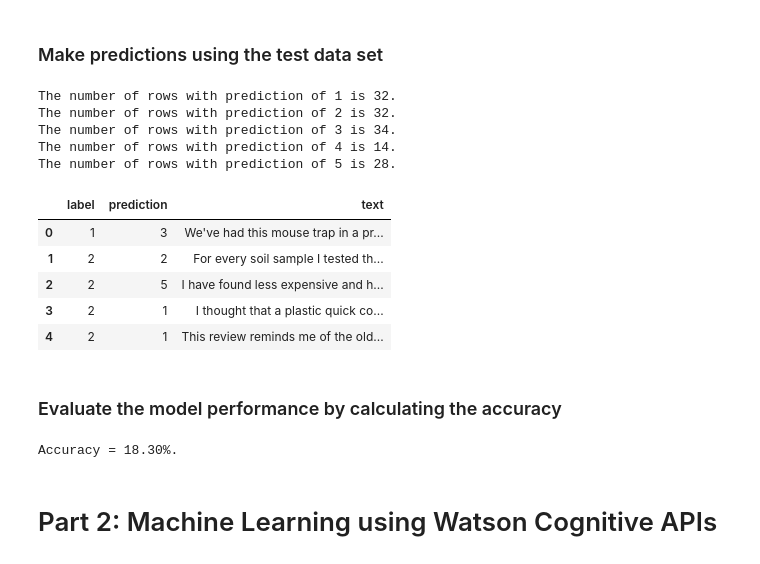
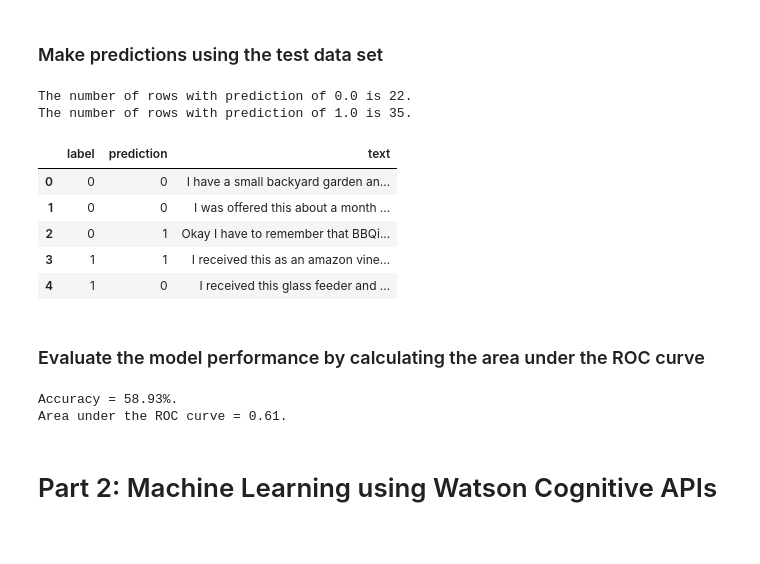
Before and after one commit to hackerguy/AmazonReviews, a Jupyter notebook: PatioLawnAndGardenReviews.ipynb, the cells around one changed output. Drawn from its saved outputs; the diff is of its cells as text; code cells hidden in the pictures.

```diff
--- a/PatioLawnAndGardenReviews.ipynb
+++ b/PatioLawnAndGardenReviews.ipynb
@@ -149 +195,6 @@ There are 2 columns in the dataset.
+# %%
+data = data.sample(False, 0.1, 0)
+data0 = data.filter(data['label'] == 0.0).limit(limit)
+data1 = data.filter(data['label'] == 1.0).limit(limit)
+data = data0.union(data1)
 # %%
@@ -166,7 +207,0 @@ limit = 100
-# %%
-data1 = data.filter(data['label'] == 1).limit(limit)
-data2 = data.filter(data['label'] == 2).limit(limit)
-data3 = data.filter(data['label'] == 3).limit(limit)
-data4 = data.filter(data['label'] == 4).limit(limit)
-data5 = data.filter(data['label'] == 5).limit(limit)
-data = data1.union(data2).union(data3).union(data4).union(data5)
@@ -191,4 +207,0 @@ The number of rows labeled 5 in the data set is now 100.
-# %%
-data = data.na.drop()
-print("There are {} rows in the dataset.".format(str(data.count())))
-print("There are {} columns in the dataset.".format(str(len(data.columns))))
@@ -336,7 +346,7 @@ rescaledData.select("text", "rawFeatures", "features").toPandas().head()
 ### Use Logistic Regression Algorithm to predict author
 # %%
 from pyspark.ml.classification import LogisticRegression
-lr = LogisticRegression(labelCol = "label", regParam=0.3, threshold=0.5)
+lr = LogisticRegression(labelCol = "label", regParam=0.0, threshold=0.5)
 # %% [markdown]
 ### Define the machine learning pipeline
 # %%
@@ -428,34 +426,33 @@ model = pipeline.fit(train)
 # %%
 predictions = model.transform(test)
 # %%
-print('The number of rows with prediction of 1 is {}.'.format(predictions.filter(predictions['prediction'] == 1).count()))
-print('The number of rows with prediction of 2 is {}.'.format(predictions.filter(predictions['prediction'] == 2).count()))
-print('The number of rows with prediction of 3 is {}.'.format(predictions.filter(predictions['prediction'] == 3).count()))
-print('The number of rows with prediction of 4 is {}.'.format(predictions.filter(predictions['prediction'] == 4).count()))
-print('The number of rows with prediction of 5 is {}.'.format(predictions.filter(predictions['prediction'] == 5).count()))
+print('The number of rows with prediction of 0.0 is {}.'.format(predictions.filter(predictions['prediction'] == 0.0).count()))
+print('The number of rows with prediction of 1.0 is {}.'.format(predictions.filter(predictions['prediction'] == 1.0).count()))
 # %% [output]
-The number of rows with prediction of 1 is 32.
-The number of rows with prediction of 2 is 32.
-The number of rows with prediction of 3 is 34.
-The number of rows with prediction of 4 is 14.
-The number of rows with prediction of 5 is 28.
+The number of rows with prediction of 0.0 is 22.
+The number of rows with prediction of 1.0 is 35.
 # %%
-predictions.select('label', 'prediction', 'text').sample(False, 0.1, 0).toPandas().head()
+predictions.select('label', 'prediction', 'text').sample(False, 0.1, 1).toPandas().head()
 # %% [output]
 |  | label | prediction | text |
-| 0 | 1 | 3 | We've had this mouse trap in a pr... |
-| 1 | 2 | 2 | For every soil sample I tested th... |
-| 2 | 2 | 5 | I have found less expensive and h... |
-| 3 | 2 | 1 | I thought that a plastic quick co... |
-| 4 | 2 | 1 | This review reminds me of the old... |
+| 0 | 0 | 0 | I have a small backyard garden an... |
+| 1 | 0 | 0 | I was offered this about a month ... |
+| 2 | 0 | 1 | Okay I have to remember that BBQi... |
+| 3 | 1 | 1 | I received this as an amazon vine... |
+| 4 | 1 | 0 | I received this glass feeder and ... |
 # %% [markdown]
-### Evaluate the model performance by calculating the accuracy
+### Evaluate the model performance by calculating the area under the ROC curve
 # %%
 from pyspark.ml.evaluation import MulticlassClassificationEvaluator
 evaluator = MulticlassClassificationEvaluator(labelCol = "label", predictionCol="prediction").setMetricName("accuracy")
 print('Accuracy = {:0.2f}%.'.format(evaluator.evaluate(predictions)*100))
+
+from pyspark.ml.evaluation import BinaryClassificationEvaluator
+evaluator = BinaryClassificationEvaluator().setLabelCol("label").setMetricName("areaUnderROC")
+print('Area under the ROC curve = {:0.2f}.'.format(evaluator.evaluate(predictions)))
 # %% [output]
-Accuracy = 18.30%.
+Accuracy = 58.93%.
+Area under the ROC curve = 0.61.
 # %% [markdown]
 # Part 2: Machine Learning using Watson Cognitive APIs
 # %% [markdown]
```
Also changed, not shown: parts of 38 cells of this notebook.
